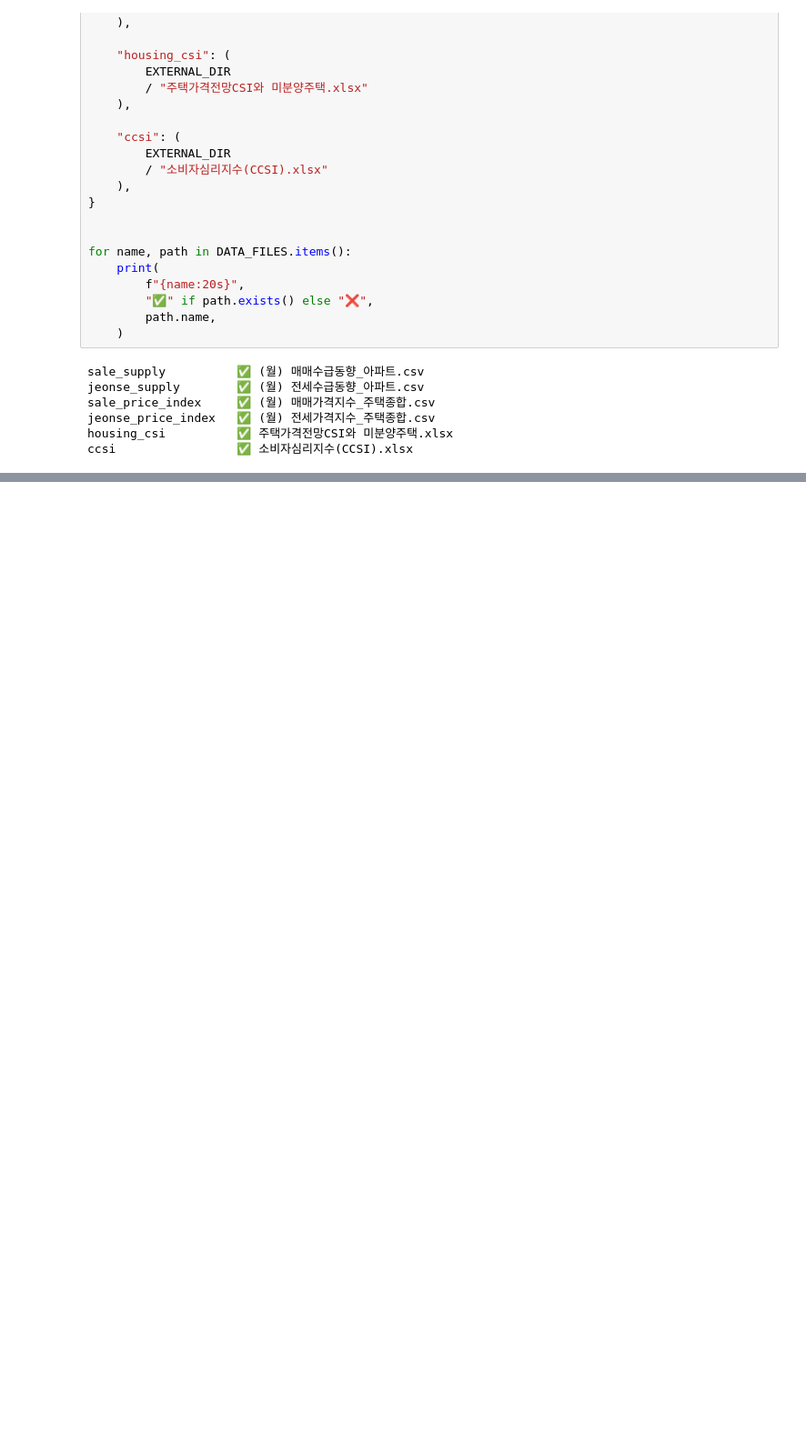
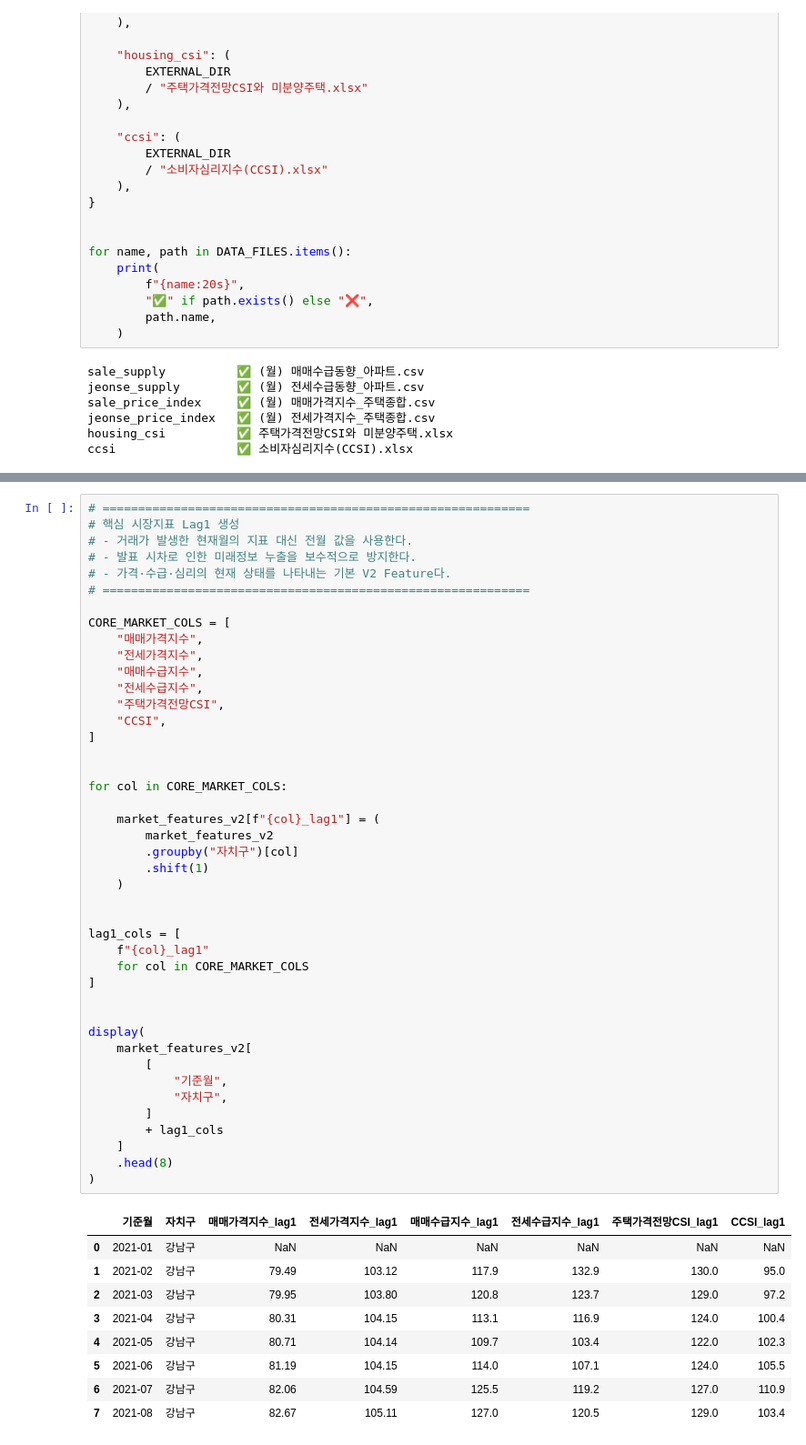
Before and after one commit to Overlay1010/apartment_price, a Jupyter notebook: notebook/v2_5year_notebook/eda/v2/01_market_leading.ipynb, the cells around one changed output, grey strips where cells are left out. Shown at 91% size. Saved outputs shown, nothing was run; the diff lists cells and outputs as text; blank space fills up the shorter version.

```diff
--- a/notebook/v2_5year_notebook/eda/v2/01_market_leading.ipynb
+++ b/notebook/v2_5year_notebook/eda/v2/01_market_leading.ipynb
@@ -121,0 +1222,53 @@ ccsi                 ✅ 소비자심리지수(CCSI).xlsx
+# %%
+# ============================================================
+# 핵심 시장지표 Lag1 생성
+# - 거래가 발생한 현재월의 지표 대신 전월 값을 사용한다.
+# - 발표 시차로 인한 미래정보 누출을 보수적으로 방지한다.
+# - 가격·수급·심리의 현재 상태를 나타내는 기본 V2 Feature다.
+# ============================================================
+
+CORE_MARKET_COLS = [
+    "매매가격지수",
+    "전세가격지수",
+    "매매수급지수",
+    "전세수급지수",
+    "주택가격전망CSI",
+    "CCSI",
+]
+
+
+for col in CORE_MARKET_COLS:
+
+    market_features_v2[f"{col}_lag1"] = (
+        market_features_v2
+        .groupby("자치구")[col]
+        .shift(1)
+    )
+
+
+lag1_cols = [
+    f"{col}_lag1"
+    for col in CORE_MARKET_COLS
+]
+
+
+display(
+    market_features_v2[
+        [
+            "기준월",
+            "자치구",
+        ]
+        + lag1_cols
+    ]
+    .head(8)
+)
+# %% [output]
+|  | 기준월 | 자치구 | 매매가격지수_lag1 | 전세가격지수_lag1 | 매매수급지수_lag1 | 전세수급지수_lag1 | 주택가격전망CSI_lag1 | CCSI_lag1 |
+| 0 | 2021-01 | 강남구 | NaN | NaN | NaN | NaN | NaN | NaN |
+| 1 | 2021-02 | 강남구 | 79.49 | 103.12 | 117.9 | 132.9 | 130.0 | 95.0 |
+| 2 | 2021-03 | 강남구 | 79.95 | 103.80 | 120.8 | 123.7 | 129.0 | 97.2 |
+| 3 | 2021-04 | 강남구 | 80.31 | 104.15 | 113.1 | 116.9 | 124.0 | 100.4 |
+| 4 | 2021-05 | 강남구 | 80.71 | 104.14 | 109.7 | 103.4 | 122.0 | 102.3 |
+| 5 | 2021-06 | 강남구 | 81.19 | 104.15 | 114.0 | 107.1 | 124.0 | 105.5 |
+| 6 | 2021-07 | 강남구 | 82.06 | 104.59 | 125.5 | 119.2 | 127.0 | 110.9 |
+| 7 | 2021-08 | 강남구 | 82.67 | 105.11 | 127.0 | 120.5 | 129.0 | 103.4 |
```
Also changed, not shown: parts of 33 cells of this notebook, 48 other files.
